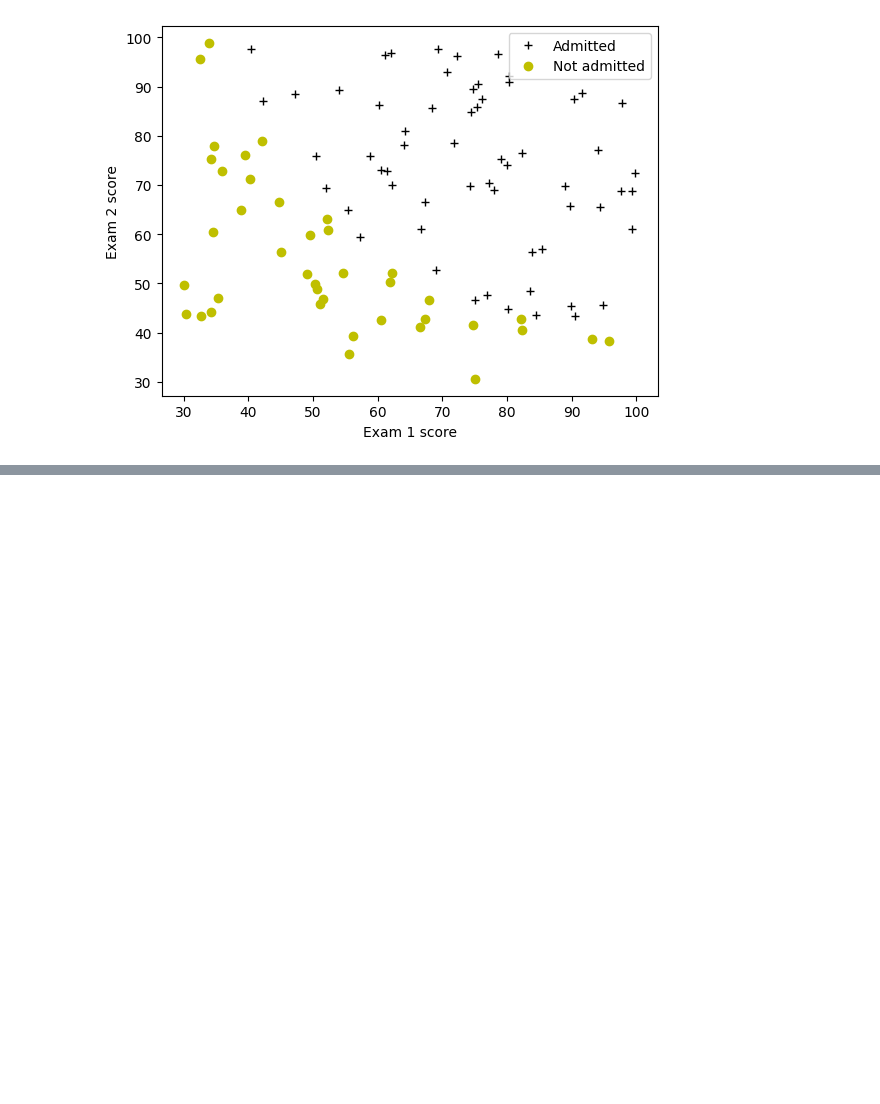
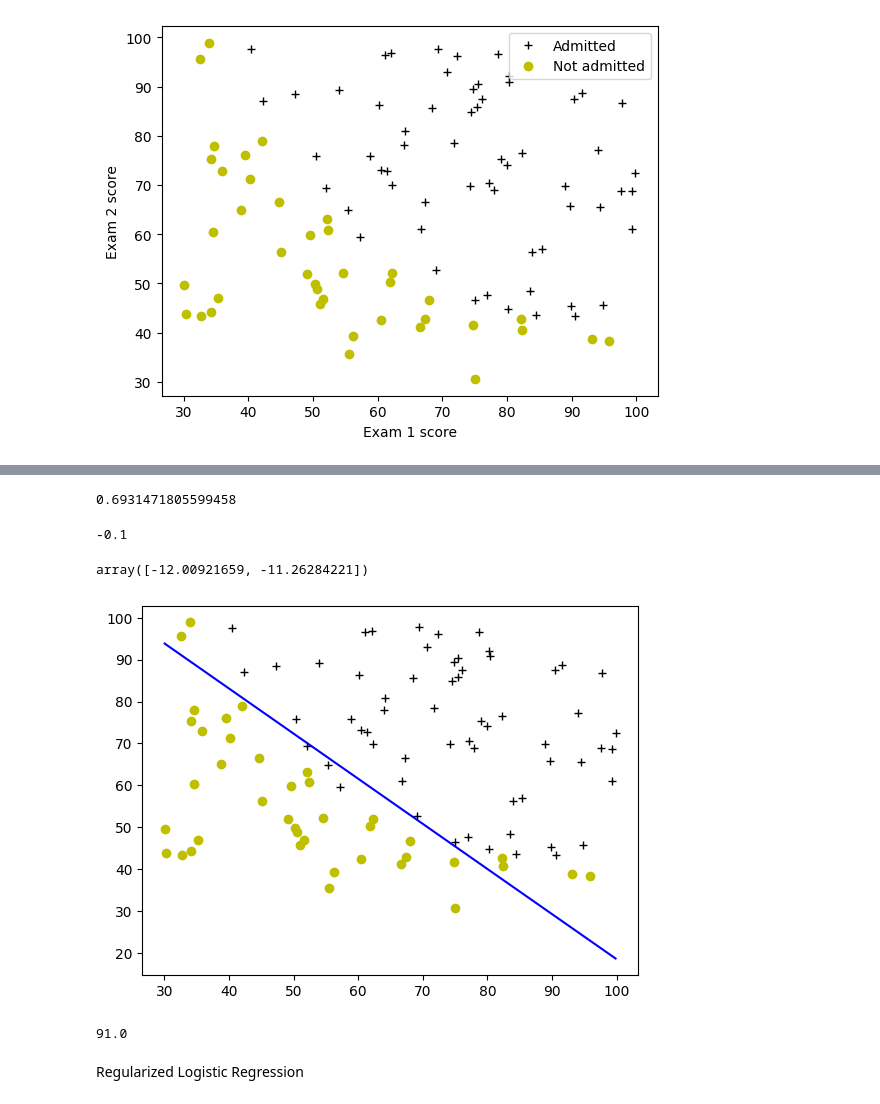
Before and after one commit to harsh194/machine_learning, a Jupyter notebook: Logistic_Regression.ipynb, the cells around one changed output, grey strips where cells are left out. Drawn from its saved outputs; the diff is of its cells as text; code cells hidden in the pictures; blank space fills up the shorter version.

```diff
--- a/Logistic_Regression.ipynb
+++ b/Logistic_Regression.ipynb
@@ -43,0 +65,8 @@ plt.show()
+# %%
+m,n = X_train.shape
+initial_w = np.zeros(n)
+initial_b = 0
+cost = compute_cost(X_train, y_train, initial_w, initial_b)
+cost
+# %% [output]
+0.6931471805599458
@@ -43,0 +90,42 @@ plt.show()
+# %%
+dj_db, dj_dw = compute_gradient(X_train, y_train, initial_w, initial_b)
+# %%
+dj_db
+# %% [output]
+-0.1
+# %%
+dj_dw
+# %% [output]
+array([-12.00921659, -11.26284221])
+# %%
+def gradient_descent(X,y, w_in, b_in, cost_function, gradient_function, alpha, num_iters, lambda_):
+    m = len(X)
+    J_history =[]
+    w_history =[]
+
+    for i in range(num_iters):
+        dj_db, dj_dw = gradient_function(X, y, w_in, b_in, lambda_)
+        w_in = w_in - alpha * dj_dw
+        b_in = b_in - alpha * dj_db
+
+        if i < 1000000:
+            cost = cost_function(X,y,w_in,b_in, lambda_)
+            J_history.append(cost)
+            w_history.append(w_in)
+        print(f"Iteration {i:4}: Cost {float(J_history[-1]):8.2f}   ")
+
+    return w_in, b_in, J_history, w_history
+# %%
+from numpy.lib.function_base import gradient
+np.random.seed(1)
+initial_w = 0.01*(np.random.rand(2).reshape(-1,1) - 0.5)
+initial_b = -10
+
+iteration = 10000
+alpha = 0.001
+
+w,b,J_history, w_history = gradient_descent(X_train, y_train, initial_w, initial_b, compute_cost, compute_gradient, alpha, iteration, 0)
+# %%
+plot_decision_boundary(w,b, X_train, y_train)
+# %% [output]
+[figure, added]
@@ -43,0 +148,6 @@ plt.show()
+# %%
+np.mean(p==y_train)*100
+# %% [output]
+91.0
+# %% [markdown]
+Regularized Logistic Regression
```
Also changed, not shown: parts of 10 cells of this notebook.
